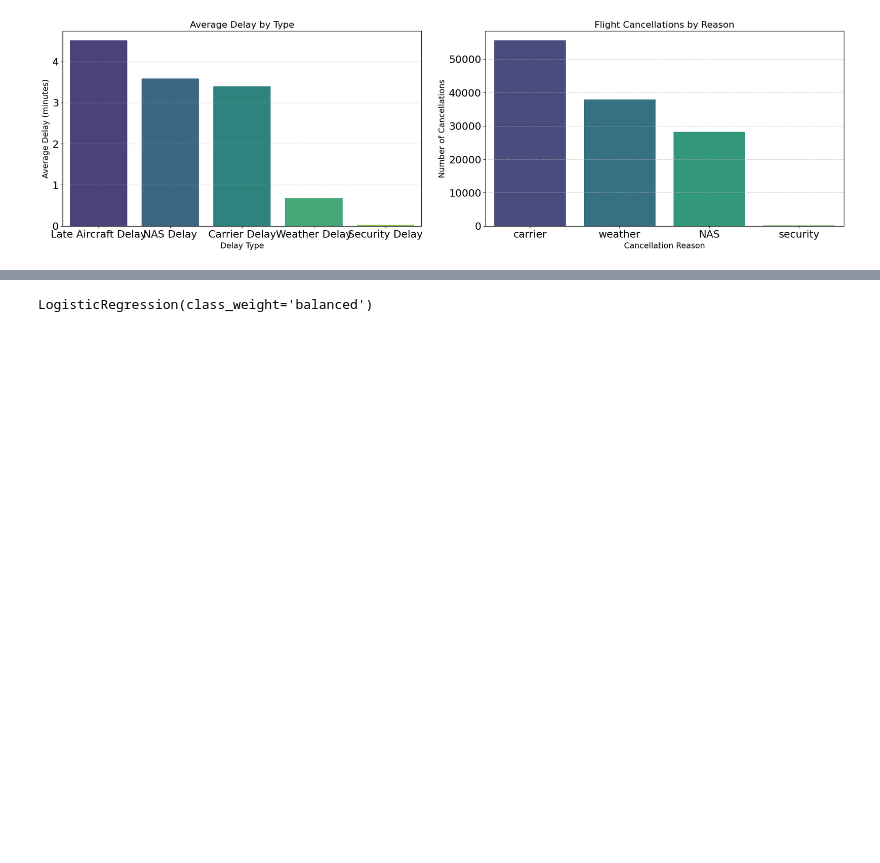
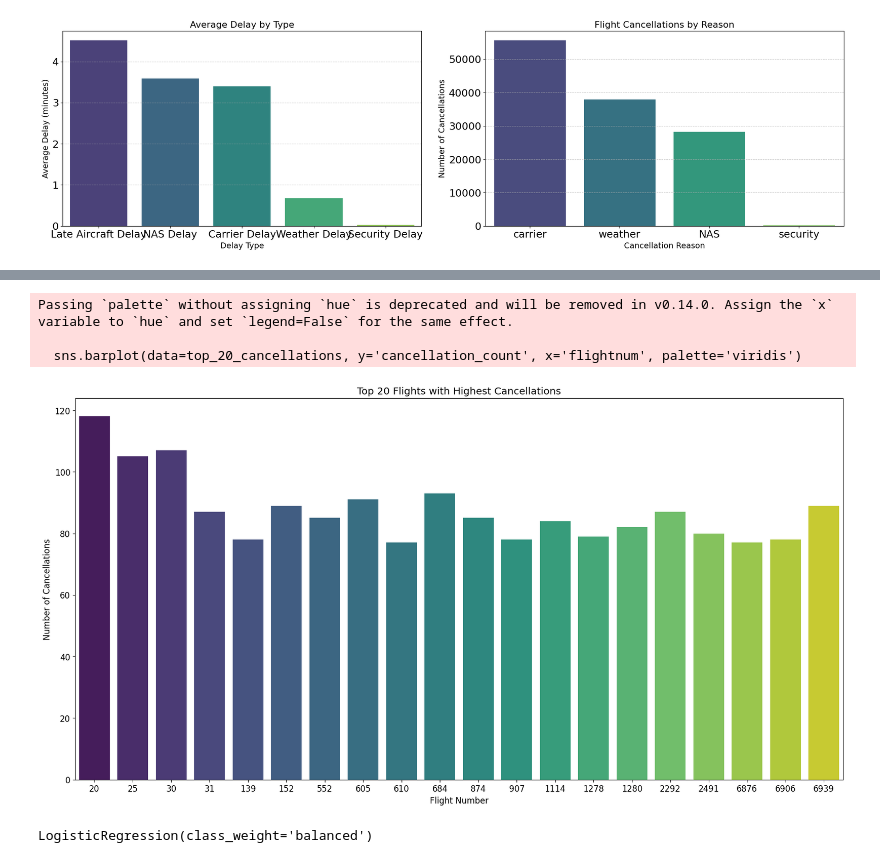
Before and after one commit to azrazainol/FlightData_LogisticRegression, a Jupyter notebook: STQD6324_Assignment_02.ipynb, the cells around one changed output, grey strips where cells are left out. Cells and saved outputs as stored; diff of their text form; code cells hidden in the pictures; blank space fills up the shorter version.

```diff
--- a/STQD6324_Assignment_02.ipynb
+++ b/STQD6324_Assignment_02.ipynb
@@ -327,3 +305,18 @@ Passing `palette` without assigning `hue` is deprecated and will be removed in v
+# %%
+plt.figure(figsize=(20, 10))
+plt.rcParams.update({'font.size': 12, 'lines.markersize': 10})
+
+sns.barplot(data=top_20_cancellations, y='cancellation_count', x='flightnum', palette='viridis')
+plt.title('Top 20 Flights with Highest Cancellations')
+plt.ylabel('Number of Cancellations')
+plt.xlabel('Flight Number')
+
+plt.show();
+# %% [output]
+Passing `palette` without assigning `hue` is deprecated and will be removed in v0.14.0. Assign the `x` variable to `hue` and set `legend=False` for the same effect.
+
+  sns.barplot(data=top_20_cancellations, y='cancellation_count', x='flightnum', palette='viridis')
+[figure, added]
 # %%
 import pandas as pd
 from sklearn.model_selection import train_test_split
```
Also changed, not shown: parts of 2 cells of this notebook.
